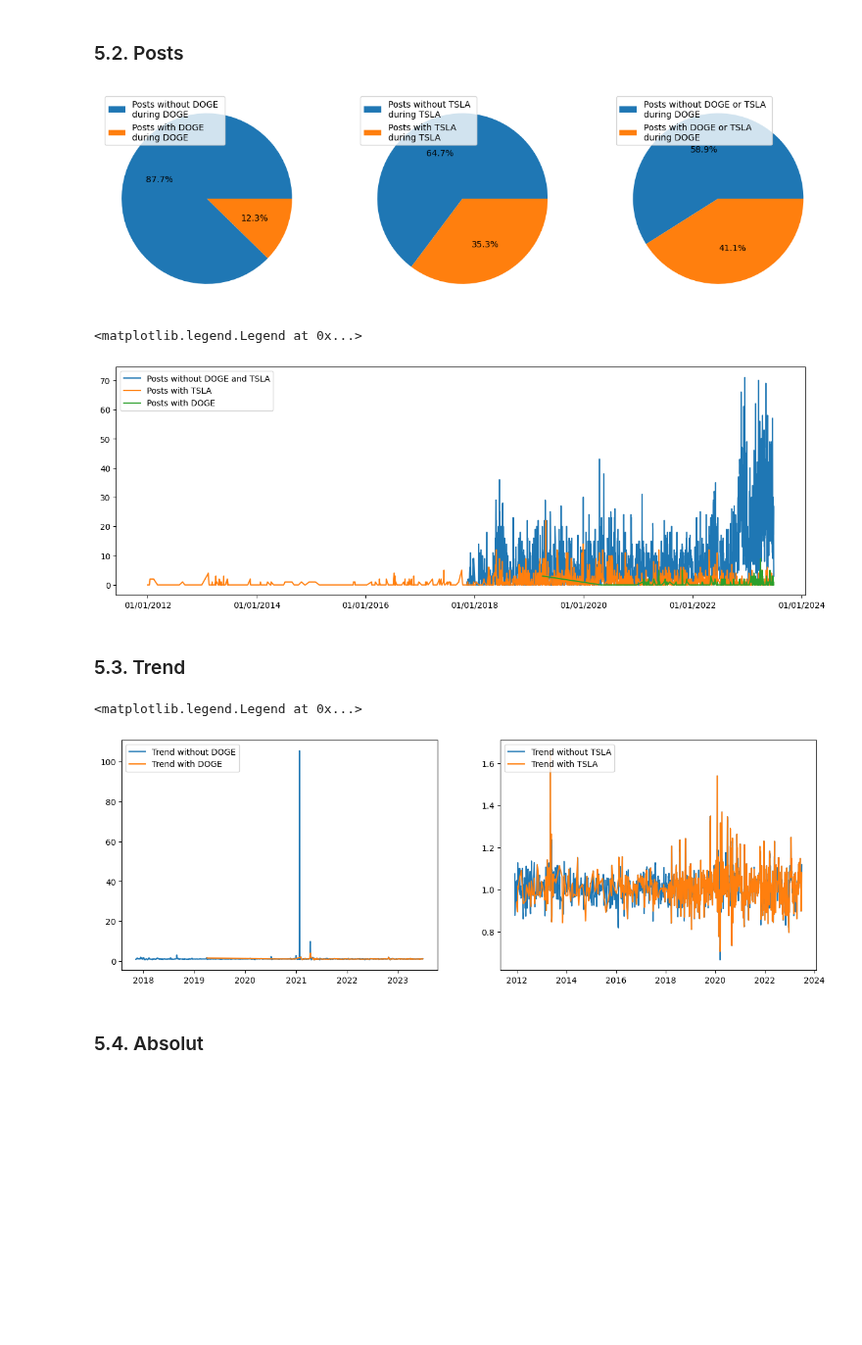
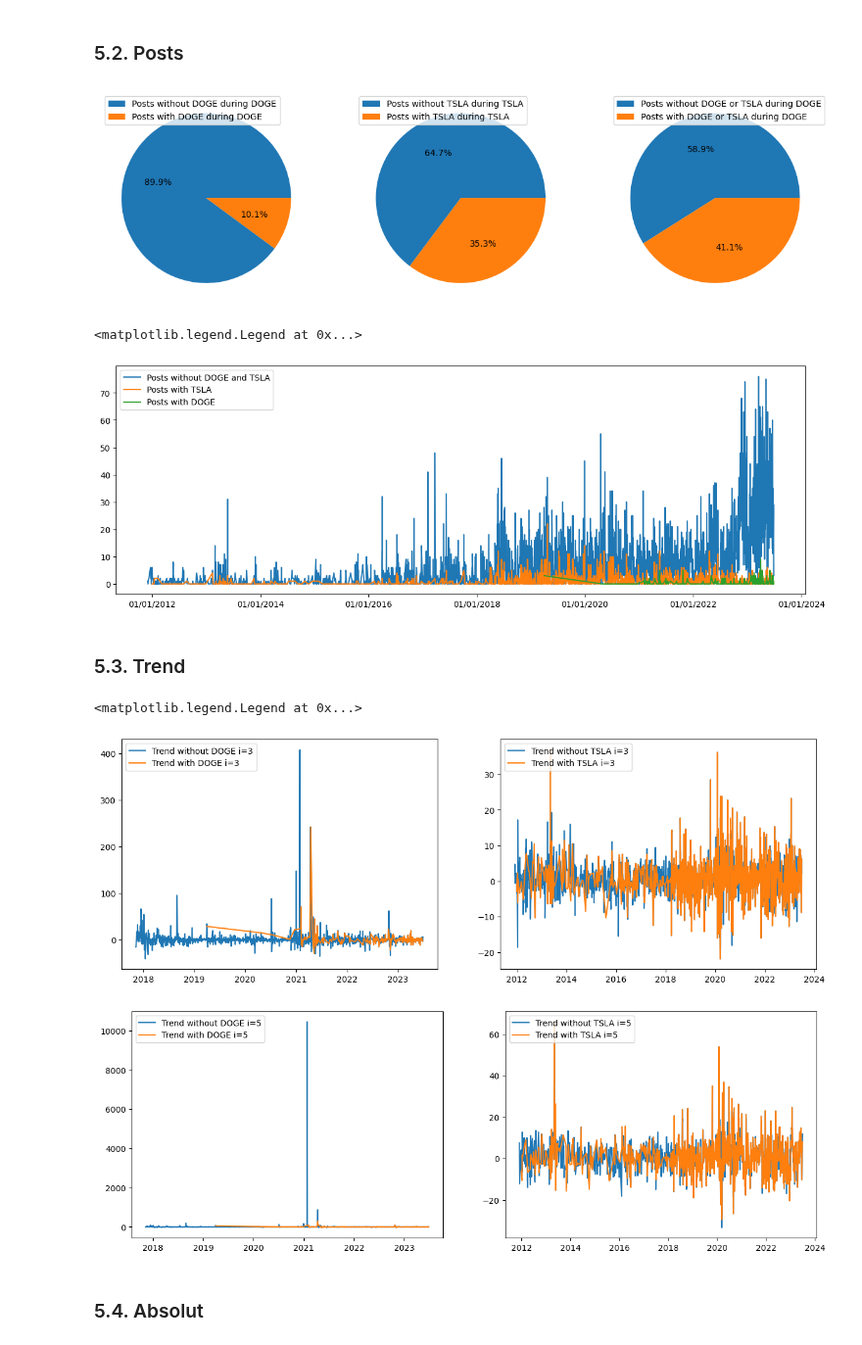
Before and after one commit to alphaname007/BigDataBandits, a Jupyter notebook: code_main.ipynb, the cells around one changed output. Shown at 98% size. Drawn from its saved outputs; the diff is of its cells as text; code cells hidden in the pictures; blank space fills up the shorter version.

Commit message:
Updated Trend and added another interval

```diff
--- a/code_main.ipynb
+++ b/code_main.ipynb
@@ -157,7 +157,7 @@ def check_filter(text:str, filter_list:list, hit:bool):
             return hit
     return not hit
 
-def get_interval(search_date:datetime, stock:pd.DataFrame, interval_length:int=5):
+def get_interval(search_date:datetime, stock:pd.DataFrame, interval_length:int=3):
     search_date = search_date - datetime.timedelta(days=1)
 
     #find the start date under the consideration that the given startdate does not exist
@@ -188,7 +188,7 @@ Dieses Verfahren hat den Vorteil, dass nun alle Werte des Intervalls gleichermas
 def get_absolute(stock_part:pd.DataFrame):
     initial = stock_part.iloc[0]["close"]
     final = stock_part.iloc[-1]["close"]
-    return (final - initial) / abs(initial) * 100
+    return round((final - initial) / abs(initial) * 100, 4) * 100
 
 def get_trend(stock_part:pd.DataFrame):
     colses_of_interval:list = stock_part["close"].tolist()
@@ -204,7 +204,7 @@ def get_trend(stock_part:pd.DataFrame):
     y_first = model.predict(x_first)[0]
     y_last = model.predict(x_last)[0]
 
-    change_percentage = round((y_last / y_first), 4)
+    change_percentage = round((y_last - y_first) / abs(y_first), 4) * 100
 
     return [change_percentage, model]
 # %% [markdown]
@@ -225,7 +225,7 @@ Schlussendlich werden nun alle Werte unter diesem Tag in den Datensatz "influenc
 Hat die Schleife nun alle Posts abgearbeitet, kann nun dieser Datensatz zurückgegeben werden.
 Zudem wird nun noch der prozentuale Anteil der im "influence" enthaltenen Posts von allen Posts ermittelt und zurück gegeben werden.
 # %%
-def get_influence(stock:pd.DataFrame, posts:pd.DataFrame=Posts, filter_list:list=[], hit:bool=False,):
+def get_influence(stock:pd.DataFrame, posts:pd.DataFrame=Posts, filter_list:list=[], hit:bool=False, interval_length:int=3):
     # find a common start date
     start_date = max(posts['date'].min(), stock['date'].min())
     # adjust Posts to startdate
@@ -244,7 +244,7 @@ def get_influence(stock:pd.DataFrame, posts:pd.DataFrame=Posts, filter_list:list
             date = pd.to_datetime(post['date']).normalize()
 
             if not date == old_date:
-                interval = get_interval(date, stock)
+                interval = get_interval(date, stock, interval_length)
 
                 if interval is None:
                     print("No Data Available")
@@ -305,47 +319,55 @@ plt.show()
 fig, axs = plt.subplots(1, 3, figsize=(15, 5))
 
 # Erstes Pie-Chart (DOGE)
-axs[0].pie([part_n_d, part_w_d], autopct='%1.1f%%')
-axs[0].legend(labels=["Posts without DOGE \nduring DOGE", "Posts with DOGE \nduring DOGE"], loc="upper left")
+axs[0].pie([part_DOGE_e, part_DOGE_i], autopct='%1.1f%%')
+axs[0].legend(labels=["Posts without DOGE during DOGE", "Posts with DOGE during DOGE"], loc="upper left")
 
 # Zweites Pie-Chart (TSLA)
-axs[1].pie([part_n_t, part_w_t], autopct='%1.1f%%')
-axs[1].legend(labels=["Posts without TSLA \nduring TSLA", "Posts with TSLA \nduring TSLA"], loc="upper left")
+axs[1].pie([part_TSLA_e, part_TSLA_i], autopct='%1.1f%%')
+axs[1].legend(labels=["Posts without TSLA during TSLA", "Posts with TSLA during TSLA"], loc="upper left")
 
 # Drittes Pie-Chart (DOGE und TSLA)
-axs[2].pie([part_n_dt, part_w_dt], autopct='%1.1f%%')
-axs[2].legend(labels=["Posts without DOGE or TSLA \nduring DOGE", "Posts with DOGE or TSLA \nduring DOGE"], loc="upper left")
+axs[2].pie([part_COMB_e, part_COMB_i], autopct='%1.1f%%')
+axs[2].legend(labels=["Posts without DOGE or TSLA during DOGE", "Posts with DOGE or TSLA during DOGE"], loc="upper left")
 plt.show()
 # %% [output]
-[figure, old version]
+[figure, new version]
 # %%
 plt.figure(figsize=(15, 5))
 plt.gca().xaxis.set_major_formatter(mdates.DateFormatter('%m/%d/%Y'))
 
-plt.plot(influences_n_dt['date'], influences_n_dt['count_posts'])
-plt.plot(influences_w_t['date'], influences_w_t['count_posts'])
-plt.plot(influences_w_d['date'], influences_w_d['count_posts'])
+plt.plot(influences_TSLA_total_i3['date'], influences_TSLA_total_i3['count_posts'])
+plt.plot(influences_TSLA_i_i3['date'], influences_TSLA_i_i3['count_posts'])
+plt.plot(influences_DOGE_i_i3['date'], influences_DOGE_i_i3['count_posts'])
 plt.legend(labels=["Posts without DOGE and TSLA", "Posts with TSLA", "Posts with DOGE"], loc="upper left")
 # %% [output]
 <matplotlib.legend.Legend at 0x...>
-[figure, old version]
+[figure, new version]
 # %% [markdown]
 <a name="53-trend"></a>
 ### 5.3. Trend ###
 # %%
-fig, axs = plt.subplots(1, 2, figsize=(15, 5))
+fig1, axs1 = plt.subplots(1, 2, figsize=(15, 5))
+fig2, axs2 = plt.subplots(1, 2, figsize=(15, 5))
 plt.gca().xaxis.set_major_formatter(mdates.DateFormatter('%Y'))
 
-axs[0].plot(influences_n_d['date'], influences_n_d['trend'])
-axs[0].plot(influences_w_d['date'], influences_w_d['trend'])
-axs[0].legend(labels=["Trend without DOGE", "Trend with DOGE"], loc="upper left")
+axs1[0].plot(influences_DOGE_e_i3['date'], influences_DOGE_e_i3['trend'])
+axs1[0].plot(influences_DOGE_i_i3['date'], influences_DOGE_i_i3['trend'])
+axs1[0].legend(labels=["Trend without DOGE i=3", "Trend with DOGE i=3"], loc="upper left")
+axs1[1].plot(influences_TSLA_e_i3['date'], influences_TSLA_e_i3['trend'])
+axs1[1].plot(influences_TSLA_i_i3['date'], influences_TSLA_i_i3['trend'])
+axs1[1].legend(labels=["Trend without TSLA i=3", "Trend with TSLA i=3"], loc="upper left")
 
-axs[1].plot(influences_n_t['date'], influences_n_t['trend'])
-axs[1].plot(influences_w_t['date'], influences_w_t['trend'])
-axs[1].legend(labels=["Trend without TSLA", "Trend with TSLA"], loc="upper left")
+axs2[0].plot(influences_DOGE_e_i5['date'], influences_DOGE_e_i5['trend'])
+axs2[0].plot(influences_DOGE_i_i5['date'], influences_DOGE_i_i5['trend'])
+axs2[0].legend(labels=["Trend without DOGE i=5", "Trend with DOGE i=5"], loc="upper left")
+axs2[1].plot(influences_TSLA_e_i5['date'], influences_TSLA_e_i5['trend'])
+axs2[1].plot(influences_TSLA_i_i5['date'], influences_TSLA_i_i5['trend'])
+axs2[1].legend(labels=["Trend without TSLA i=5", "Trend with TSLA i=5"], loc="upper left")
 # %% [output]
 <matplotlib.legend.Legend at 0x...>
-[figure, old version]
+[figure, new version]
+[figure, added]
 # %% [markdown]
 <a name="54-absolut"></a>
 ### 5.4. Absolut ###
```
Also changed, not shown: parts of 12 cells of this notebook, 10 other files.
